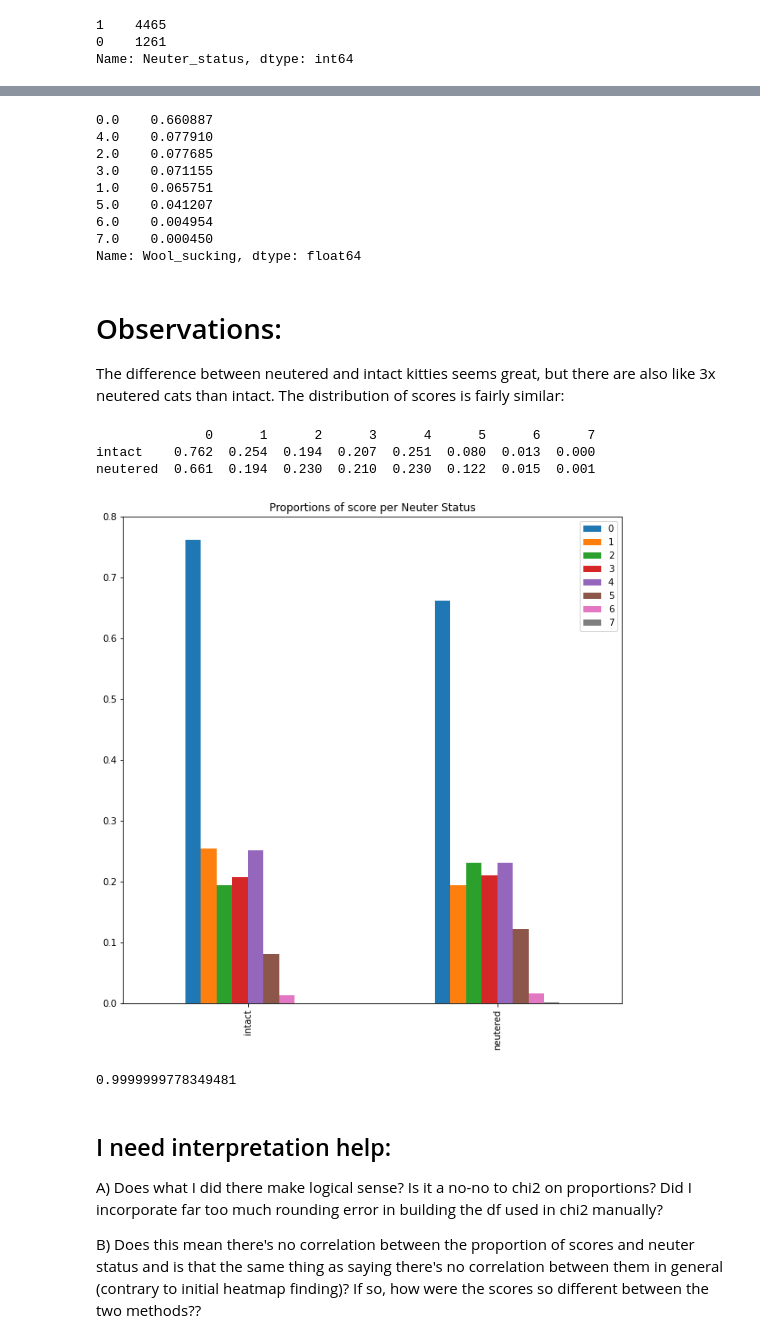
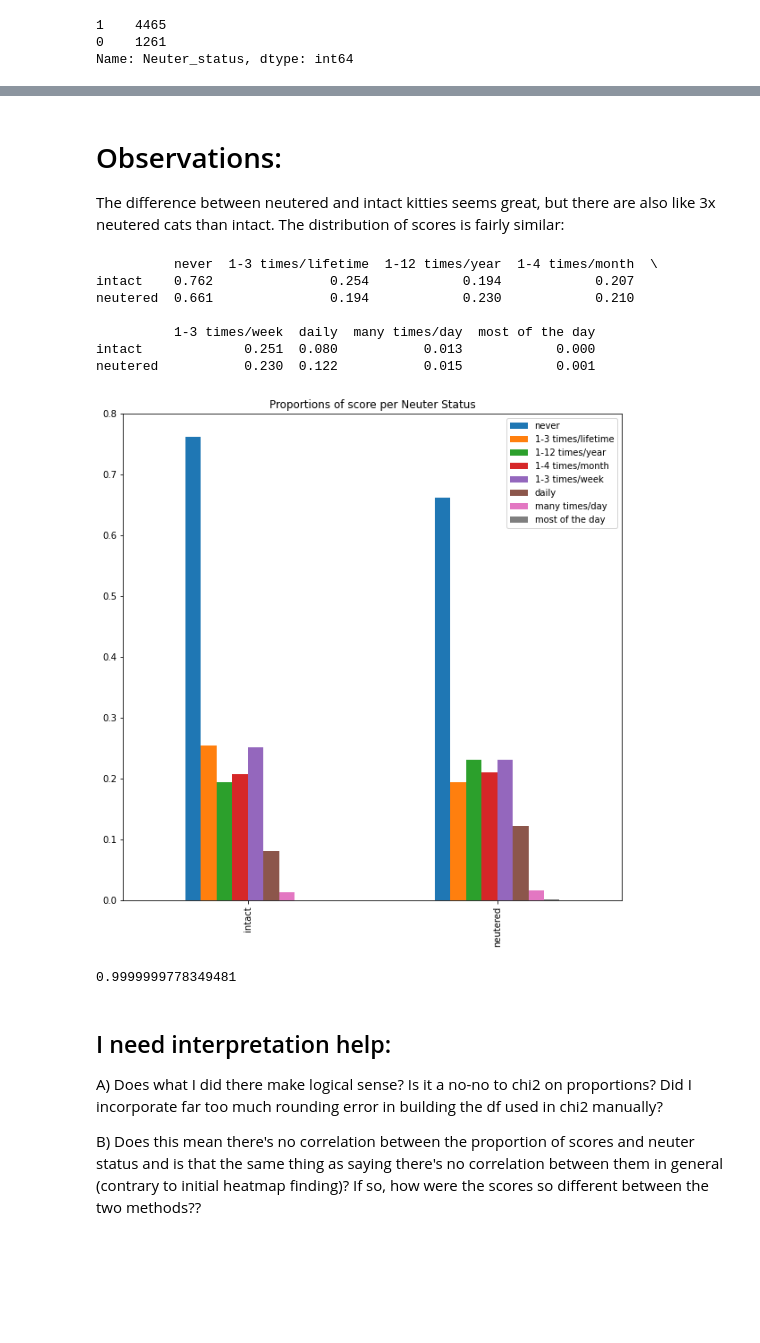
Before and after one commit to GwenToves/Cat-pstone, a Jupyter notebook: EDA.ipynb, the cells around one changed output, grey strips where cells are left out. Drawn from its saved outputs; the diff is of its cells as text; code cells hidden in the pictures; blank space fills up the shorter version.

Commit message:
re-cleaned cat_data, log reg attempt 1

```diff
--- a/EDA.ipynb
+++ b/EDA.ipynb
@@ -261,35 +275,31 @@ Name: Wool_sucking, dtype: float64
 # %%
 # Proportions of WS scores for Neutered Cats
-cat_data.loc[(cat_data['Neuter_status'] == 1), 'Wool_sucking'].value_counts(normalize=True)
+n = cat_data.loc[(cat_data['Neuter_status'] == 1), 'Wool_sucking'].value_counts(normalize=True)
-# %% [output]
-0.0    0.660887
-4.0    0.077910
-2.0    0.077685
-3.0    0.071155
-1.0    0.065751
-5.0    0.041207
-6.0    0.004954
-7.0    0.000450
-Name: Wool_sucking, dtype: float64
 # %% [markdown]
 # Observations:
 The difference between neutered and intact kitties seems great, but there are also like 3x neutered cats than intact. The distribution of scores is fairly similar:
 # %%
 df = pd.DataFrame({0:[0.762, 0.661],1:[0.254, 0.194], 2:[0.194, 0.230], 3:[0.207, 0.210], 4:[0.251, 0.230], 5:[0.080, 0.122], 6:[0.013, 0.015], 7:[0, 0.001]})
 df.rename(index={0:'intact', 1:'neutered'}, inplace=True)
+df.rename(columns=word_cols, inplace=True)
 df.plot(kind='bar', figsize=(10, 10))
 print(df)
 plt.title('Proportions of score per Neuter Status');
 # %% [output]
-              0      1      2      3      4      5      6      7
-intact    0.762  0.254  0.194  0.207  0.251  0.080  0.013  0.000
-neutered  0.661  0.194  0.230  0.210  0.230  0.122  0.015  0.001
+          never  1-3 times/lifetime  1-12 times/year  1-4 times/month  \
+intact    0.762               0.254            0.194            0.207
+neutered  0.661               0.194            0.230            0.210
+
+          1-3 times/week  daily  many times/day  most of the day
+intact             0.251  0.080           0.013            0.000
+neutered           0.230  0.122           0.015            0.001
-[figure, old version]
+[figure, new version]
-# %%
-stat, p, dof, expected = stats.chi2_contingency(df)
-p
-# %% [output]
-0.9999999778349481
+# %%
+# NO. NAUGHTY. THIS (chi2 on normalized data) ISN'T HOW THIS WORKS. TOO MANY LAMBDAS, BABY.
+stat, p, dof, expected = stats.chi2_contingency(df)
+p
+# %% [output]
+0.9999999778349481
 # %% [markdown]
 ## I need interpretation help:
 A) Does what I did there make logical sense? Is it a no-no to chi2 on proportions? Did I incorporate far too much rounding error in building the df used in chi2 manually?
```
Also changed, not shown: parts of 33 cells of this notebook, 2 other files.
